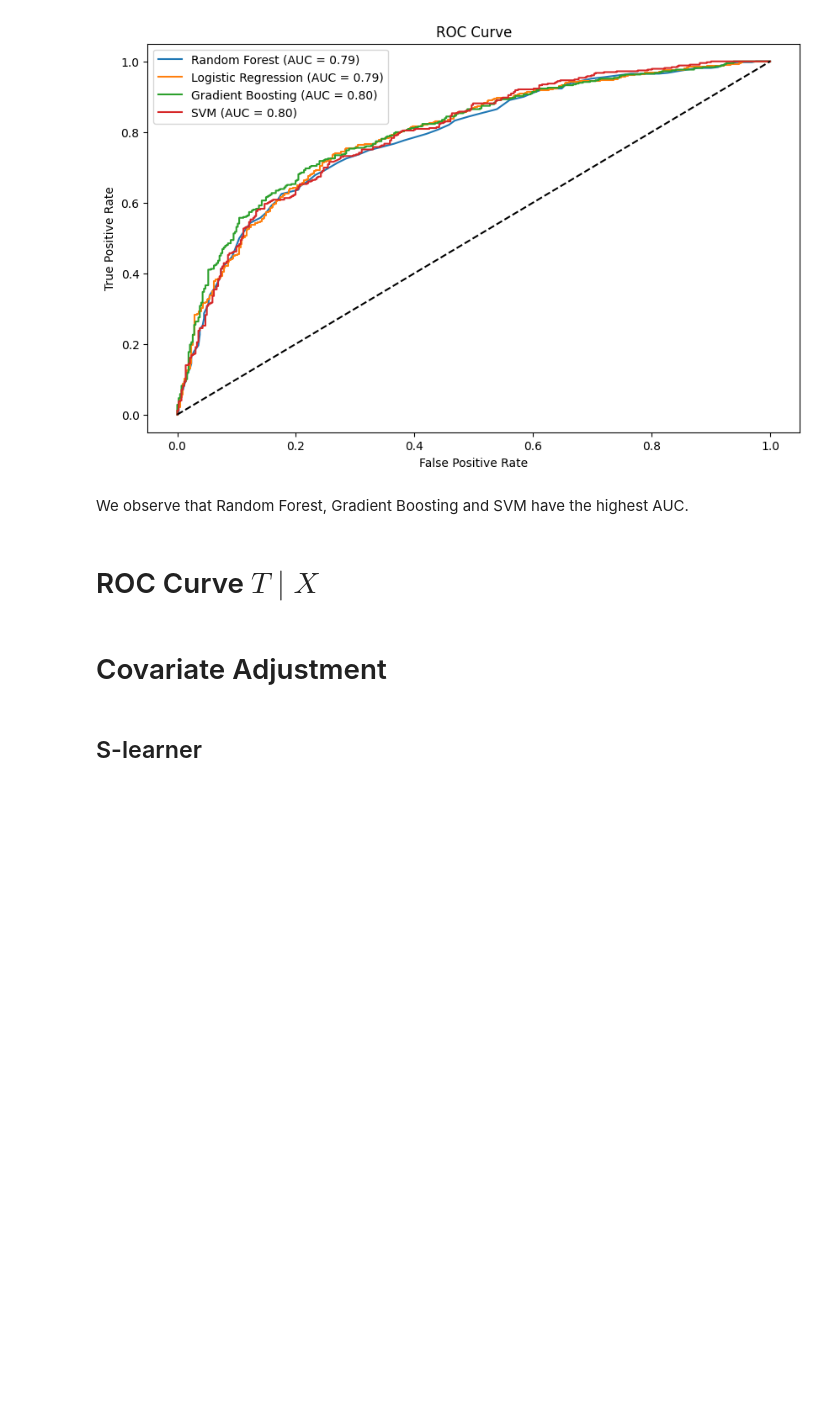
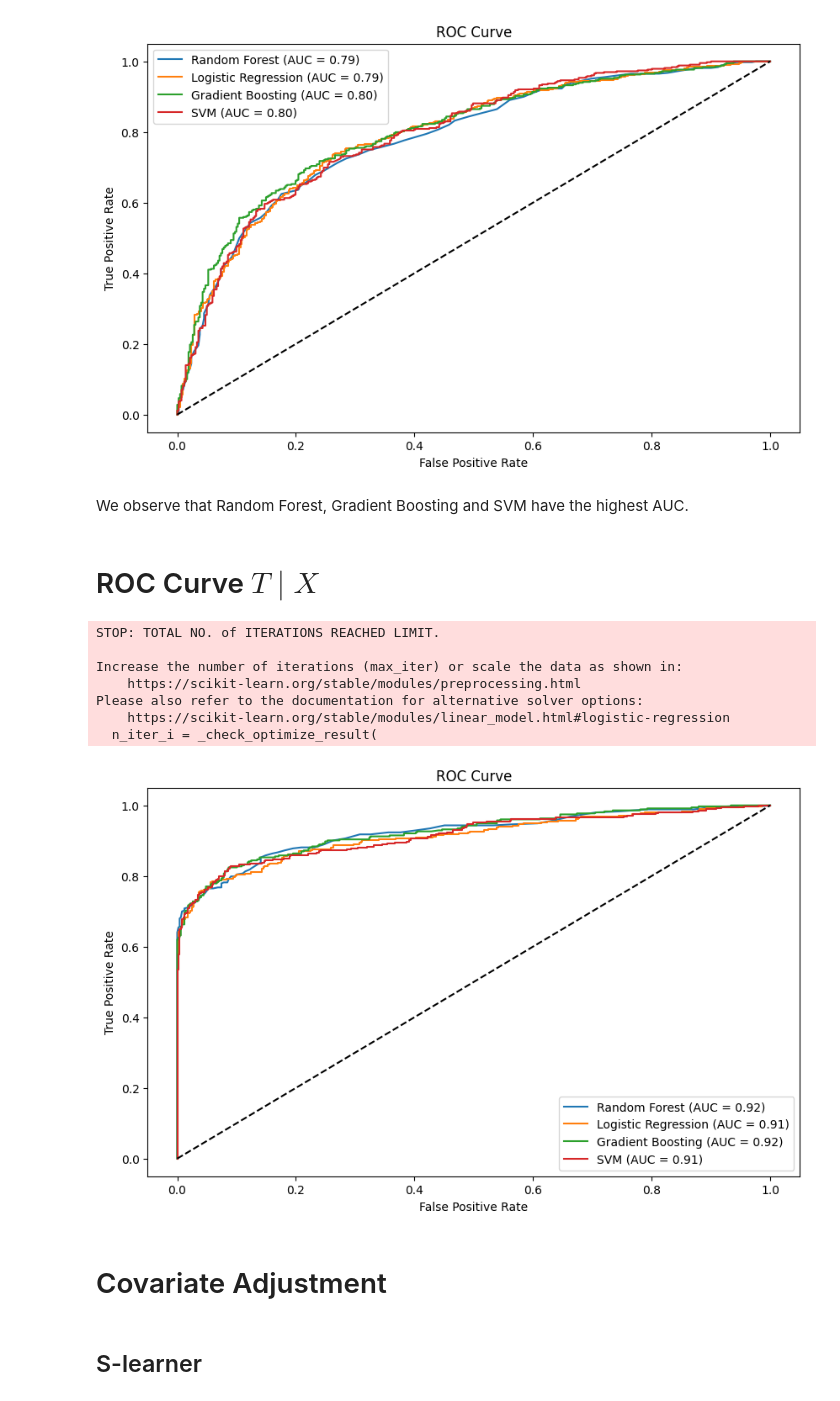
Before and after one commit to GurKeinan/Causal-Inference-Project-Effect-of-Age-on-Graduating, a Jupyter notebook: code/estimation/Yarden.ipynb, the cells around one changed output. Cells and saved outputs as stored; diff of their text form; code cells hidden in the pictures; blank space fills up the shorter version.

Commit message:
ROC Curve T | X

```diff
--- a/code/estimation/Yarden.ipynb
+++ b/code/estimation/Yarden.ipynb
@@ -120,3 +116,65 @@ X_train, X_test, y_train, y_test = train_test_split(X, t, test_size=0.2, random_
+# %%
+X_train, X_test, y_train, y_test = train_test_split(X, t, test_size=0.2, random_state=42)
+
+# Fit a Random Forest Classifier model to predict the treatment variable
+model_rf_t = RandomForestClassifier(random_state=42)
+model_rf_t.fit(X_train, y_train)
+
+# Fit a Logistic Regression model to predict the treatment variable
+model_lr_t = LogisticRegression(random_state=42)
+model_lr_t.fit(X_train, y_train)
+
+# Fit a Gradient Boosting Classifier model to predict the treatment variable
+model_gb_t = GradientBoostingClassifier(random_state=42)
+model_gb_t.fit(X_train, y_train)
+
+# Fit an SVM model to predict the treatment variable
+model_svm_t = SVC(probability=True, random_state=42)
+model_svm_t.fit(X_train, y_train)
+
+# Make predictions for test data
+y_pred_rf_t = model_rf_t.predict_proba(X_test)[:, 1]
+y_pred_lr_t = model_lr_t.predict_proba(X_test)[:, 1]
+y_pred_gb_t = model_gb_t.predict_proba(X_test)[:, 1]
+y_pred_svm_t = model_svm_t.predict_proba(X_test)[:, 1]
+
+# Calculate the ROC curve for Random Forest
+fpr_rf_t, tpr_rf_t, _ = roc_curve(y_test, y_pred_rf_t)
+roc_auc_rf_t = roc_auc_score(y_test, y_pred_rf_t)
+
+# Calculate the ROC curve for Logistic Regression
+fpr_lr_t, tpr_lr_t, _ = roc_curve(y_test, y_pred_lr_t)
+roc_auc_lr_t = roc_auc_score(y_test, y_pred_lr_t)
+
+# Calculate the ROC curve for Gradient Boosting
+fpr_gb_t, tpr_gb_t, _ = roc_curve(y_test, y_pred_gb_t)
+roc_auc_gb_t = roc_auc_score(y_test, y_pred_gb_t)
+
+# Calculate the ROC curve for SVM
+fpr_svm_t, tpr_svm_t, _ = roc_curve(y_test, y_pred_svm_t)
+roc_auc_svm_t = roc_auc_score(y_test, y_pred_svm_t)
+
+# Plot the ROC curves
+plt.figure(figsize=(10, 6))
+plt.plot(fpr_rf_t, tpr_rf_t, label=f'Random Forest (AUC = {roc_auc_rf_t:.2f})')
+plt.plot(fpr_lr_t, tpr_lr_t, label=f'Logistic Regression (AUC = {roc_auc_lr_t:.2f})')
+plt.plot(fpr_gb_t, tpr_gb_t, label=f'Gradient Boosting (AUC = {roc_auc_gb_t:.2f})')
+plt.plot(fpr_svm_t, tpr_svm_t, label=f'SVM (AUC = {roc_auc_svm_t:.2f})')
+plt.plot([0, 1], [0, 1], 'k--')
+plt.xlabel('False Positive Rate')
+plt.ylabel('True Positive Rate')
+plt.title('ROC Curve')
+plt.legend()
+plt.show()
+# %% [output]
+STOP: TOTAL NO. of ITERATIONS REACHED LIMIT.
+
+Increase the number of iterations (max_iter) or scale the data as shown in:
+    https://scikit-learn.org/stable/modules/preprocessing.html
+Please also refer to the documentation for alternative solver options:
+    https://scikit-learn.org/stable/modules/linear_model.html#logistic-regression
+  n_iter_i = _check_optimize_result(
+[figure, added]
 # %% [markdown]
 # Covariate Adjustment
 # %% [markdown]
```
Also changed, not shown: parts of 9 cells of this notebook.
